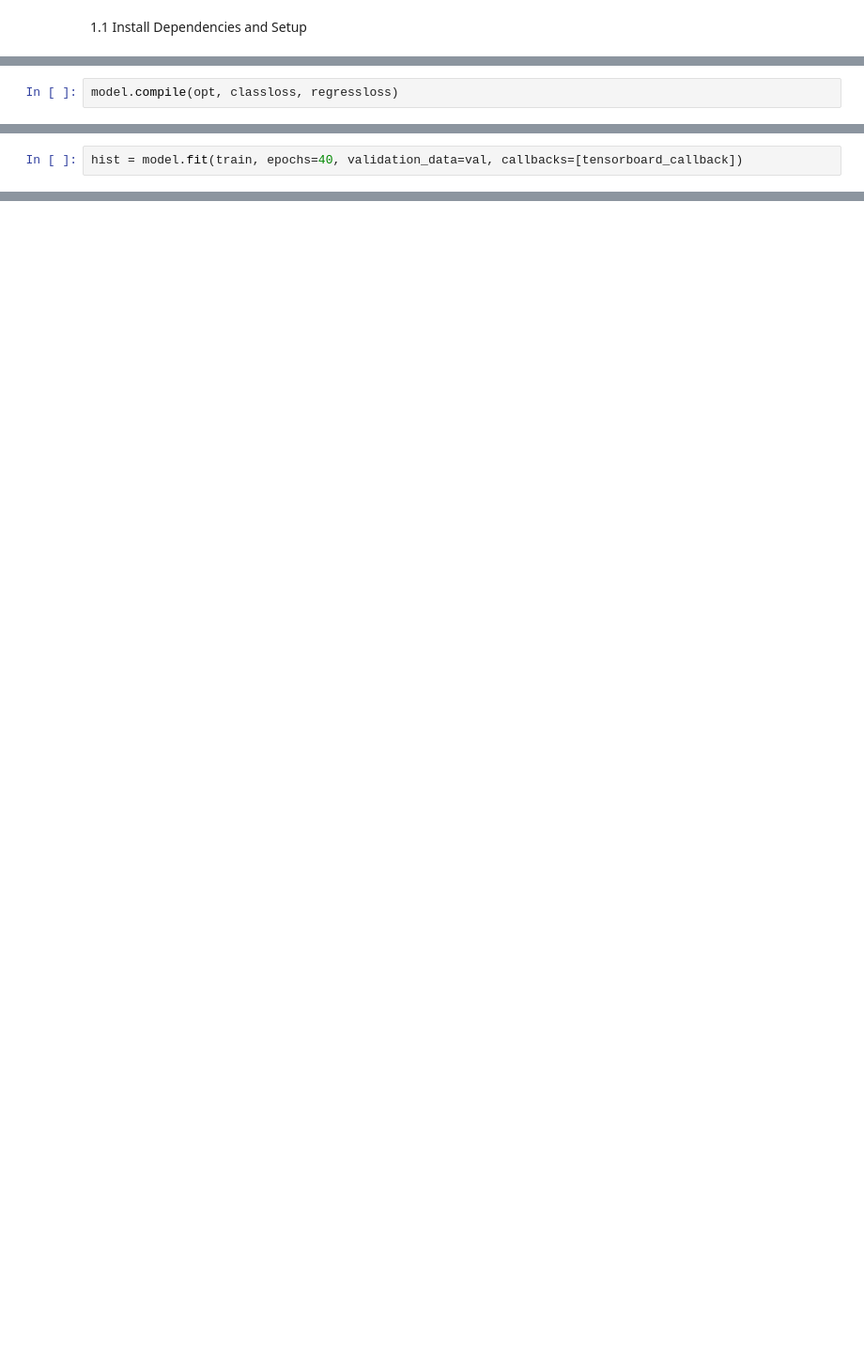
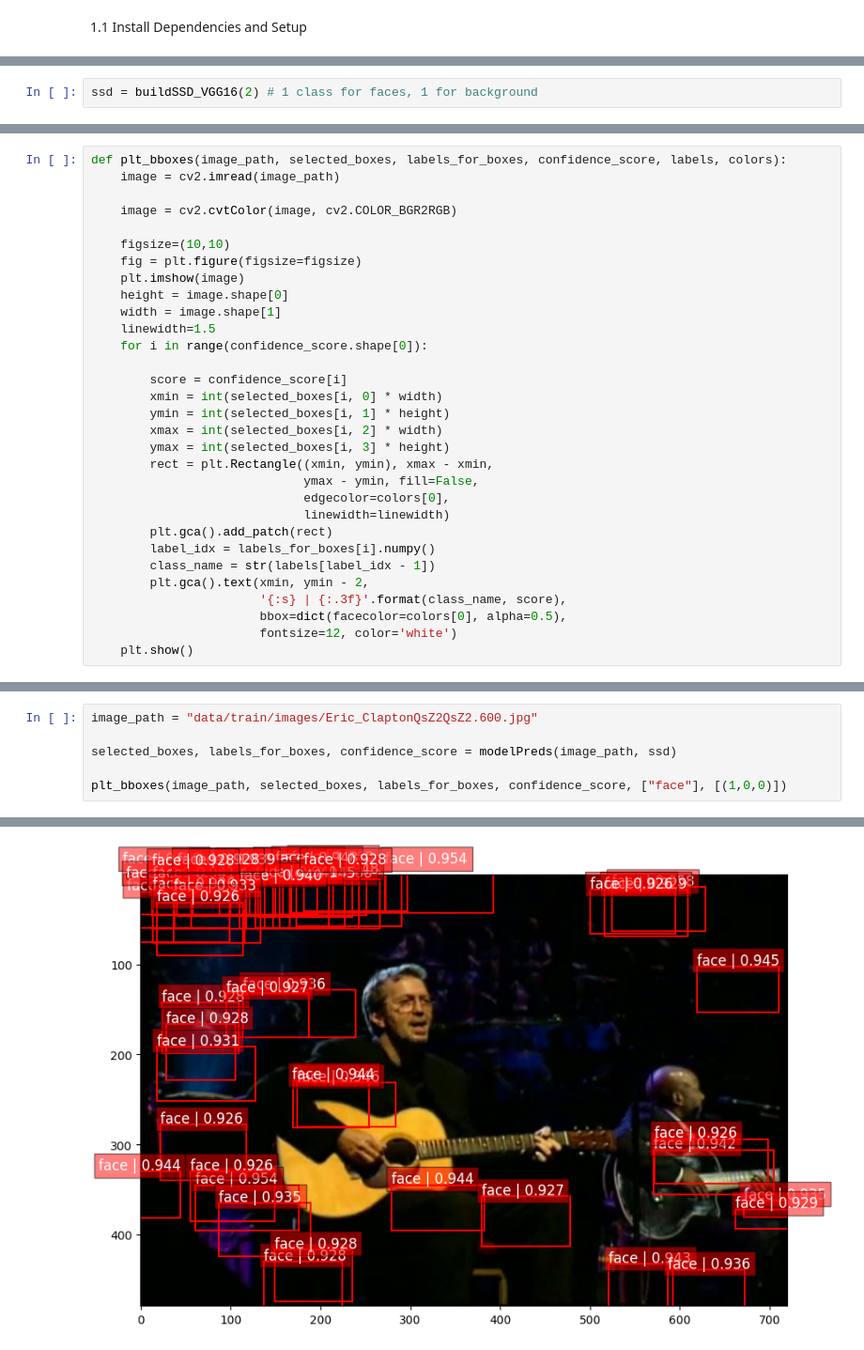
Before and after one commit to HDEmerald/ee516_proj, a Jupyter notebook: facedetect.ipynb, the cells around one changed output, grey strips where cells are left out. Shown at 94% size. Saved outputs shown, nothing was run; the diff lists cells and outputs as text; blank space fills up the shorter version.

Commit message:
complete SSD model

```diff
--- a/facedetect.ipynb
+++ b/facedetect.ipynb
@@ -465,2 +4,0 @@ model = FaceTracker(facetracker)
-# %%
-model.compile(opt, classloss, regressloss)
@@ -473,2 +4,0 @@ tensorboard_callback = tf.keras.callbacks.TensorBoard(log_dir=logdir)
-# %%
-hist = model.fit(train, epochs=40, validation_data=val, callbacks=[tensorboard_callback])
@@ -569,0 +164,2 @@ facetracker = load_model('facetracker.keras')
+# %%
+ssd = buildSSD_VGG16(2) # 1 class for faces, 1 for background
@@ -569,0 +222,31 @@ facetracker = load_model('facetracker.keras')
+# %%
+def plt_bboxes(image_path, selected_boxes, labels_for_boxes, confidence_score, labels, colors):
+    image = cv2.imread(image_path)
+
+    image = cv2.cvtColor(image, cv2.COLOR_BGR2RGB)
+
+    figsize=(10,10)
+    fig = plt.figure(figsize=figsize)
+    plt.imshow(image)
+    height = image.shape[0]
+    width = image.shape[1]
+    linewidth=1.5
+    for i in range(confidence_score.shape[0]):
+
+        score = confidence_score[i]
+        xmin = int(selected_boxes[i, 0] * width)
+        ymin = int(selected_boxes[i, 1] * height)
+        xmax = int(selected_boxes[i, 2] * width)
+        ymax = int(selected_boxes[i, 3] * height)
+        rect = plt.Rectangle((xmin, ymin), xmax - xmin,
+                             ymax - ymin, fill=False,
+                             edgecolor=colors[0],
+                             linewidth=linewidth)
+        plt.gca().add_patch(rect)
+        label_idx = labels_for_boxes[i].numpy()
+        class_name = str(labels[label_idx - 1])
+        plt.gca().text(xmin, ymin - 2,
+                       '{:s} | {:.3f}'.format(class_name, score),
+                       bbox=dict(facecolor=colors[0], alpha=0.5),
+                       fontsize=12, color='white')
+    plt.show()
@@ -569,0 +255,7 @@ facetracker = load_model('facetracker.keras')
+# %%
+image_path = "data/train/images/Eric_ClaptonQsZ2QsZ2.600.jpg"
+
+selected_boxes, labels_for_boxes, confidence_score = modelPreds(image_path, ssd)
+
+plt_bboxes(image_path, selected_boxes, labels_for_boxes, confidence_score, ["face"], [(1,0,0)])
+# %% [output]
@@ -569,0 +263 @@ facetracker = load_model('facetracker.keras')
+[figure, added]
```
Also changed, not shown: parts of 134 cells of this notebook, 10 other files.
